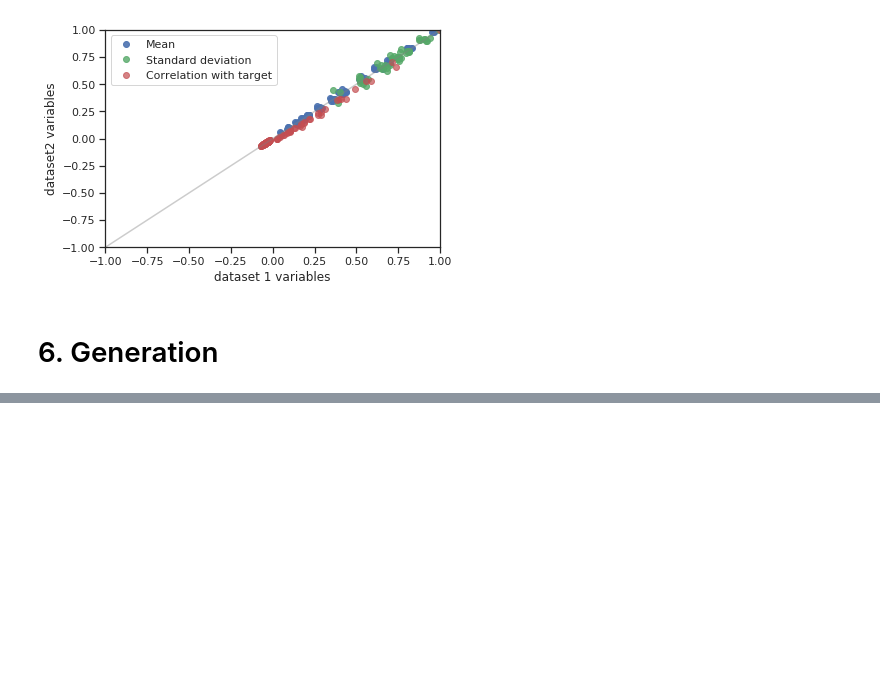
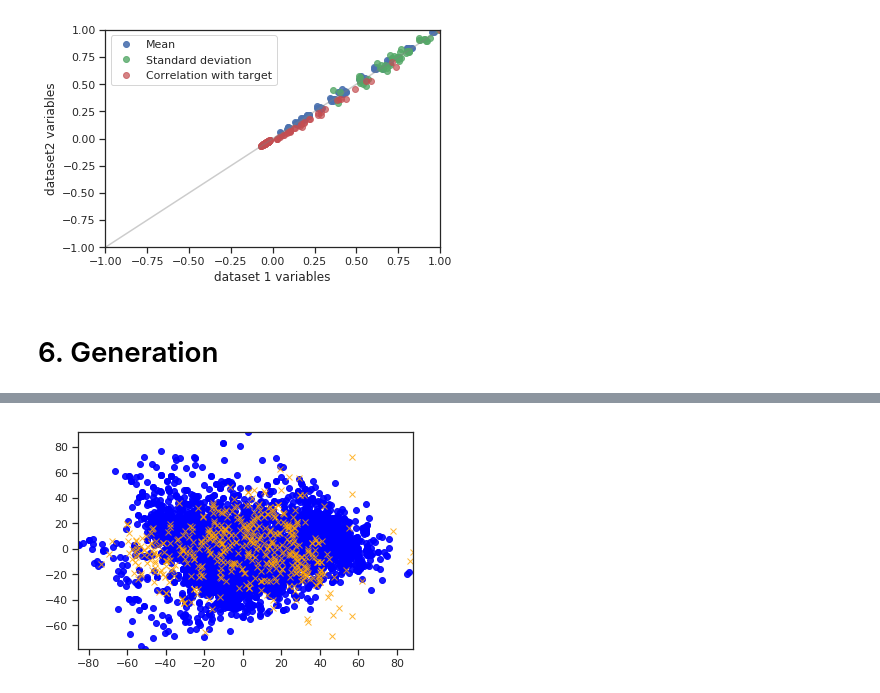
Before and after one commit to Didayolo/autopandas, a Jupyter notebook: AutoPandas_workspace.ipynb, the cells around one changed output, grey strips where cells are left out. Cells and saved outputs as stored; diff of their text form; code cells hidden in the pictures; blank space fills up the shorter version.

Commit message:
Artificial data generator added (methods: moons, blobs, circles). General improvements.

```diff
--- a/AutoPandas_workspace.ipynb
+++ b/AutoPandas_workspace.ipynb
@@ -279,0 +293,6 @@ gen.sample(n=5)
+# %%
+pca1 = data.pca(n_components=2)
+pca2 = gen.sample(n=500).pca(n_components=2)
+pca1.plot(ad=pca2)
+# %% [output]
+[figure, added]
```
Also changed, not shown: parts of 16 cells of this notebook, 15 other files.
